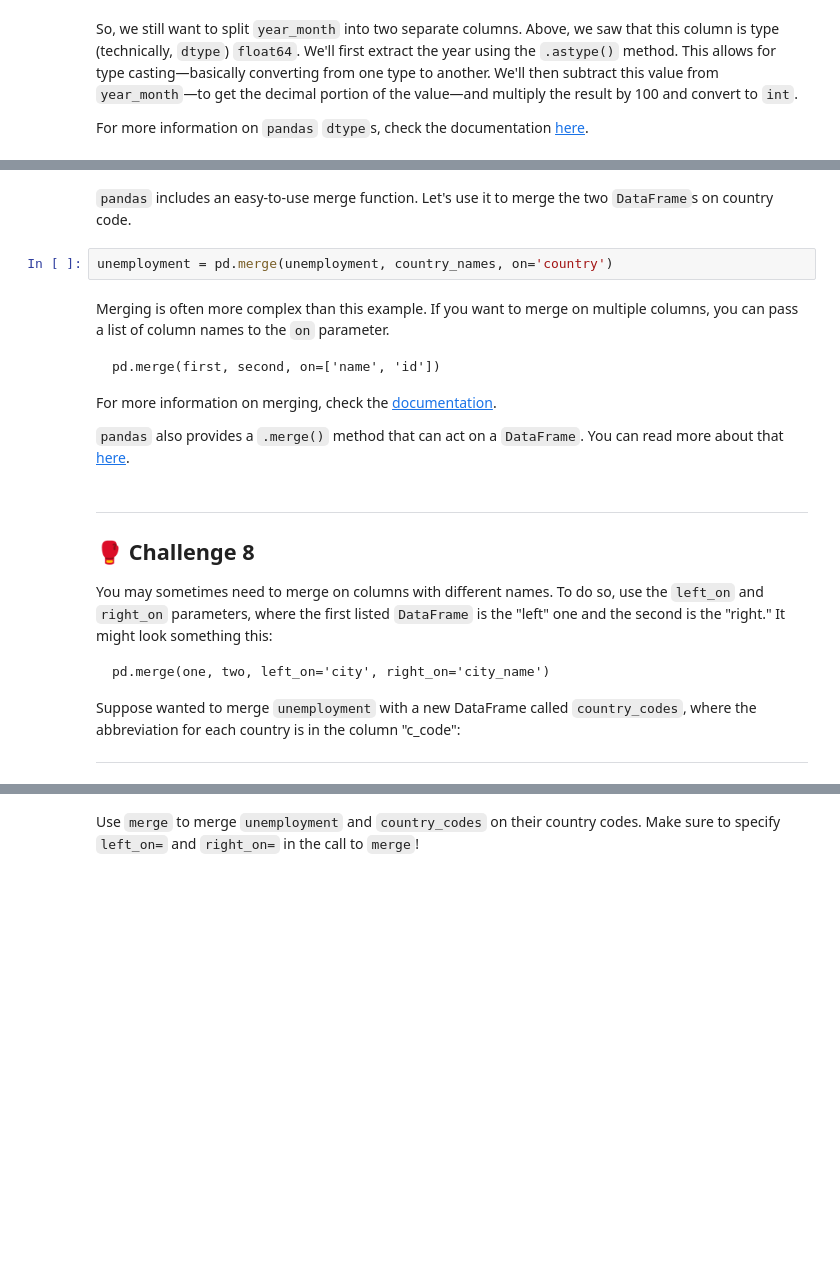
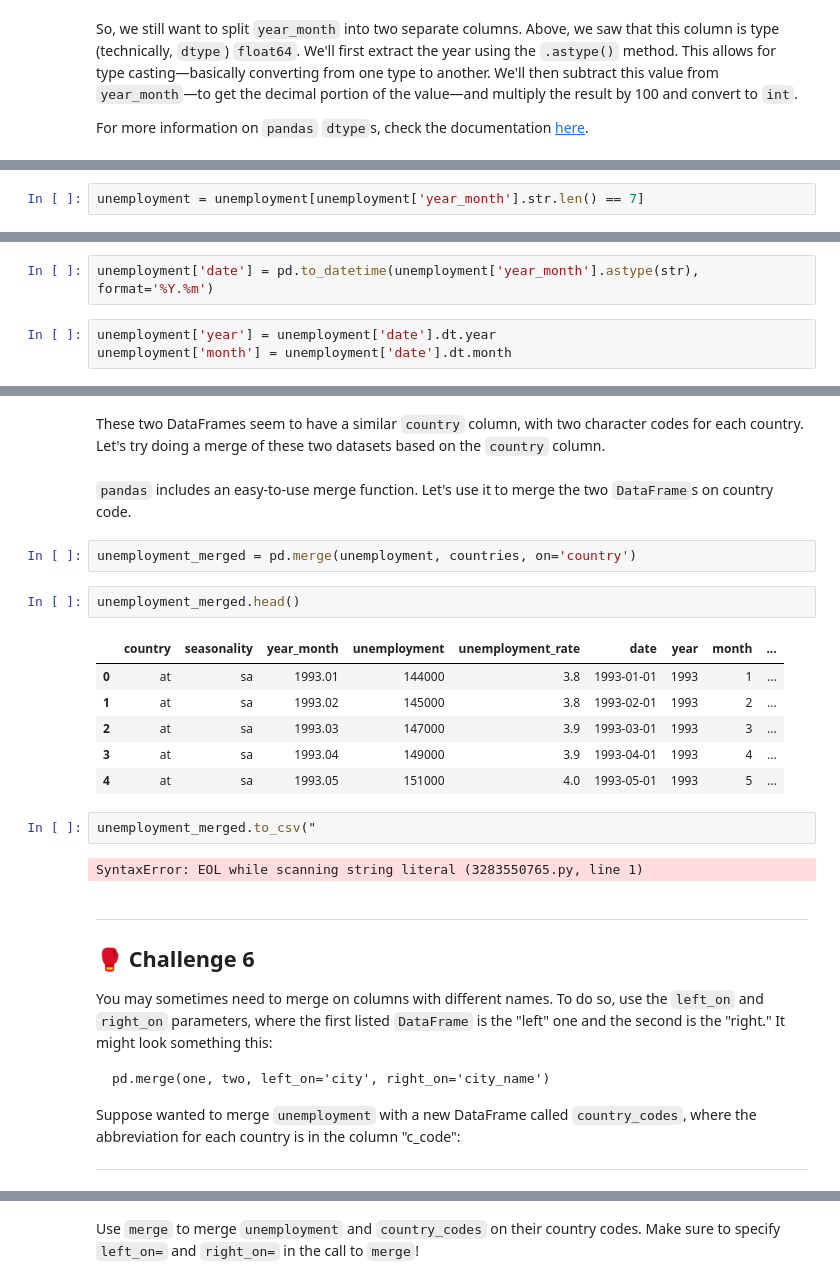
Before and after one commit to dlab-berkeley/Python-Data-Wrangling, a Jupyter notebook: lessons/02_python_data_wrangling.ipynb, the cells around one changed output, grey strips where cells are left out. Saved outputs shown, nothing was run; the diff lists cells and outputs as text; blank space fills up the shorter version.

````diff
--- a/lessons/02_python_data_wrangling.ipynb
+++ b/lessons/02_python_data_wrangling.ipynb
@@ -498,0 +175,2 @@ country_names.head(2)
+# %%
+unemployment = unemployment[unemployment['year_month'].str.len() == 7]
@@ -498,0 +210,5 @@ country_names.head(2)
+# %%
+unemployment['date'] = pd.to_datetime(unemployment['year_month'].astype(str), format='%Y.%m')
+# %%
+unemployment['year'] = unemployment['date'].dt.year
+unemployment['month'] = unemployment['date'].dt.month
@@ -499,21 +248,26 @@ country_names.head(2)
+# %% [markdown]
+These two DataFrames seem to have a similar `country` column, with two character codes for each country. Let's try doing a merge of these two datasets based on the `country` column.
 # %% [markdown]
 `pandas` includes an easy-to-use merge function. Let's use it to merge the two `DataFrame`s on country code.
 # %%
-unemployment = pd.merge(unemployment, country_names, on='country')
+unemployment_merged = pd.merge(unemployment, countries, on='country')
-# %% [markdown]
-Merging is often more complex than this example. If you want to merge on multiple columns, you can pass a list of column names to the `on` parameter.
-
-```
-pd.merge(first, second, on=['name', 'id'])
-```
-
-For more information on merging, check the [documentation](http://pandas.pydata.org/pandas-docs/stable/merging.html#database-style-dataframe-joining-merging).
-
-`pandas` also provides a `.merge()` method that can act on a `DataFrame`. You can read more about that [here](http://pandas.pydata.org/pandas-docs/stable/generated/pandas.DataFrame.merge.html).
+# %%
+unemployment_merged.head()
+# %% [output]
+|  | country | seasonality | year_month | unemployment | unemployment_rate | date | year | month | ... |
+| 0 | at | sa | 1993.01 | 144000 | 3.8 | 1993-01-01 | 1993 | 1 | ... |
+| 1 | at | sa | 1993.02 | 145000 | 3.8 | 1993-02-01 | 1993 | 2 | ... |
+| 2 | at | sa | 1993.03 | 147000 | 3.9 | 1993-03-01 | 1993 | 3 | ... |
+| 3 | at | sa | 1993.04 | 149000 | 3.9 | 1993-04-01 | 1993 | 4 | ... |
+| 4 | at | sa | 1993.05 | 151000 | 4.0 | 1993-05-01 | 1993 | 5 | ... |
+# %%
+unemployment_merged.to_csv("
+# %% [output]
+SyntaxError: EOL while scanning string literal (3283550765.py, line 1)
 # %% [markdown]
 ---
 
-## 🥊 Challenge 8
+## 🥊 Challenge 6
 
 You may sometimes need to merge on columns with different names. To do so, use the `left_on` and `right_on` parameters, where the first listed `DataFrame` is the "left" one and the second is the "right." It might look something this:
 
````
Also changed, not shown: parts of 152 cells of this notebook, 2 other files.
